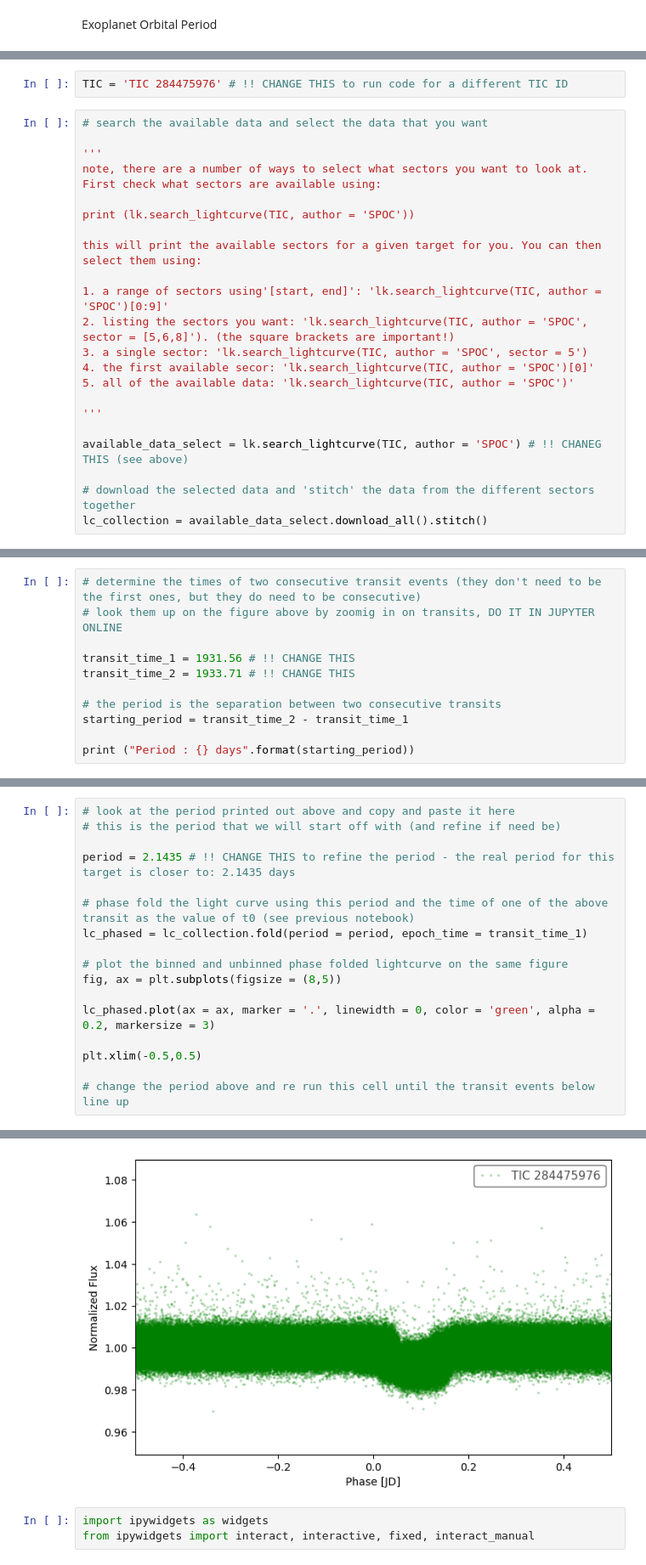
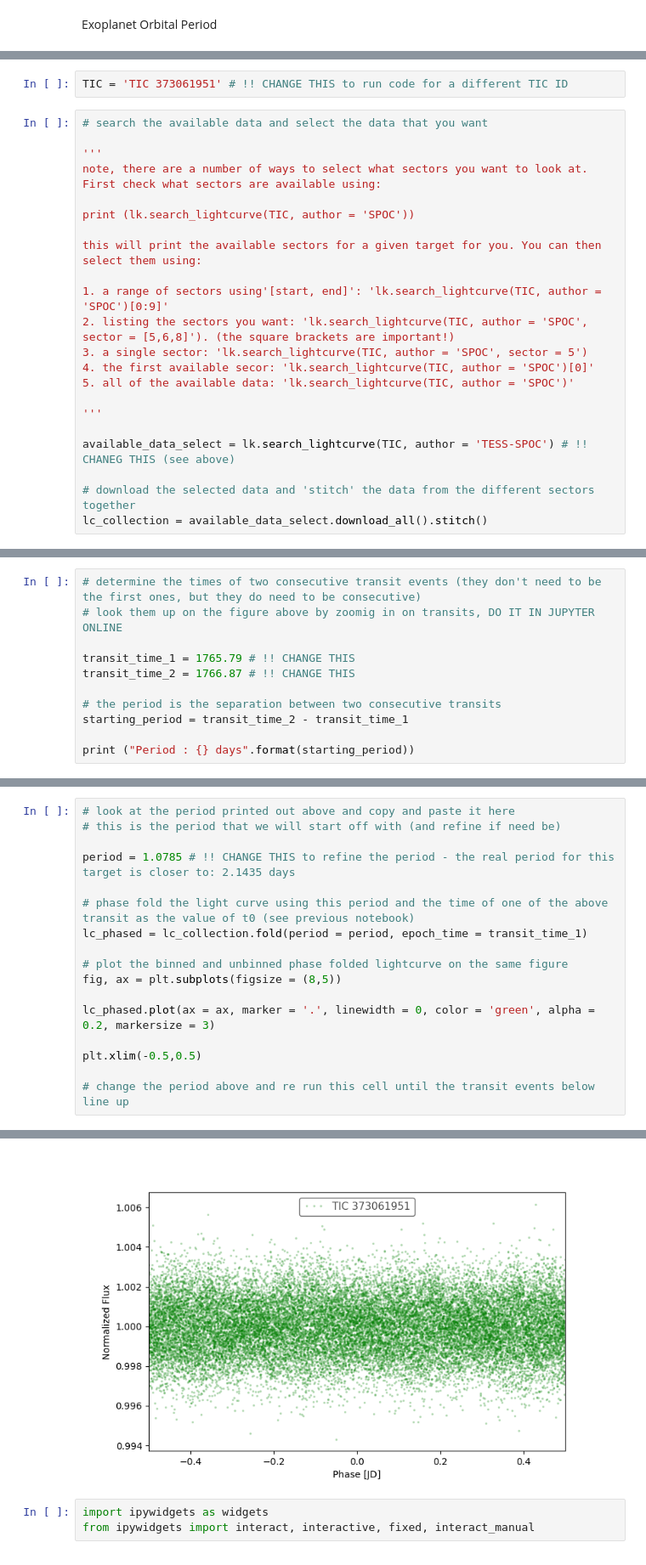
Before and after one commit to Alex-dev7/lightkurve_practice, a Jupyter notebook: Determine_Orbital_Peiod.ipynb, the cells around one changed output, grey strips where cells are left out. Shown at 85% size. Saved outputs shown, nothing was run; the diff lists cells and outputs as text.

```diff
--- a/Determine_Orbital_Peiod.ipynb
+++ b/Determine_Orbital_Peiod.ipynb
@@ -6,7 +4,7 @@ from mpl_interactions import ioff, panhandler, zoom_factory
 import matplotlib.pyplot as plt
 import lightkurve as lk
 # %%
-TIC = 'TIC 284475976' # !! CHANGE THIS to run code for a different TIC ID
+TIC = 'TIC 373061951' # !! CHANGE THIS to run code for a different TIC ID
 # %%
 # search the available data and select the data that you want
 
@@ -25,7 +23,7 @@ this will print the available sectors for a given target for you. You can then s
 
 '''
 
-available_data_select = lk.search_lightcurve(TIC, author = 'SPOC') # !! CHANEG THIS (see above)
+available_data_select = lk.search_lightcurve(TIC, author = 'TESS-SPOC') # !! CHANEG THIS (see above)
 
 # download the selected data and 'stitch' the data from the different sectors together
 lc_collection = available_data_select.download_all().stitch()
@@ -45,8 +44,8 @@ plt.show()
 # determine the times of two consecutive transit events (they don't need to be the first ones, but they do need to be consecutive)
 # look them up on the figure above by zoomig in on transits, DO IT IN JUPYTER ONLINE
 
-transit_time_1 = 1931.56 # !! CHANGE THIS
-transit_time_2 = 1933.71 # !! CHANGE THIS
+transit_time_1 = 1765.79 # !! CHANGE THIS
+transit_time_2 = 1766.87 # !! CHANGE THIS
 
 # the period is the separation between two consecutive transits
 starting_period = transit_time_2 - transit_time_1
@@ -57,23 +56,23 @@ Period : 2.150000000000091 days
 # %%
 # look at the period printed out above and copy and paste it here
 # this is the period that we will start off with (and refine if need be)
 
-period = 2.1435 # !! CHANGE THIS to refine the period - the real period for this target is closer to: 2.1435 days
+period = 1.0785 # !! CHANGE THIS to refine the period - the real period for this target is closer to: 2.1435 days
 
 # phase fold the light curve using this period and the time of one of the above transit as the value of t0 (see previous notebook)
 lc_phased = lc_collection.fold(period = period, epoch_time = transit_time_1)
 
 # plot the binned and unbinned phase folded lightcurve on the same figure
 fig, ax = plt.subplots(figsize = (8,5))
 
 lc_phased.plot(ax = ax, marker = '.', linewidth = 0, color = 'green', alpha = 0.2, markersize = 3)
 
 plt.xlim(-0.5,0.5)
 
 # change the period above and re run this cell until the transit events below line up
 # %% [output]
 (-0.5, 0.5)
-[figure, old version]
+[figure, new version]
 # %%
 import ipywidgets as widgets
 from ipywidgets import interact, interactive, fixed, interact_manual
```
Also changed, not shown: parts of 9 cells of this notebook, 2 other files.
